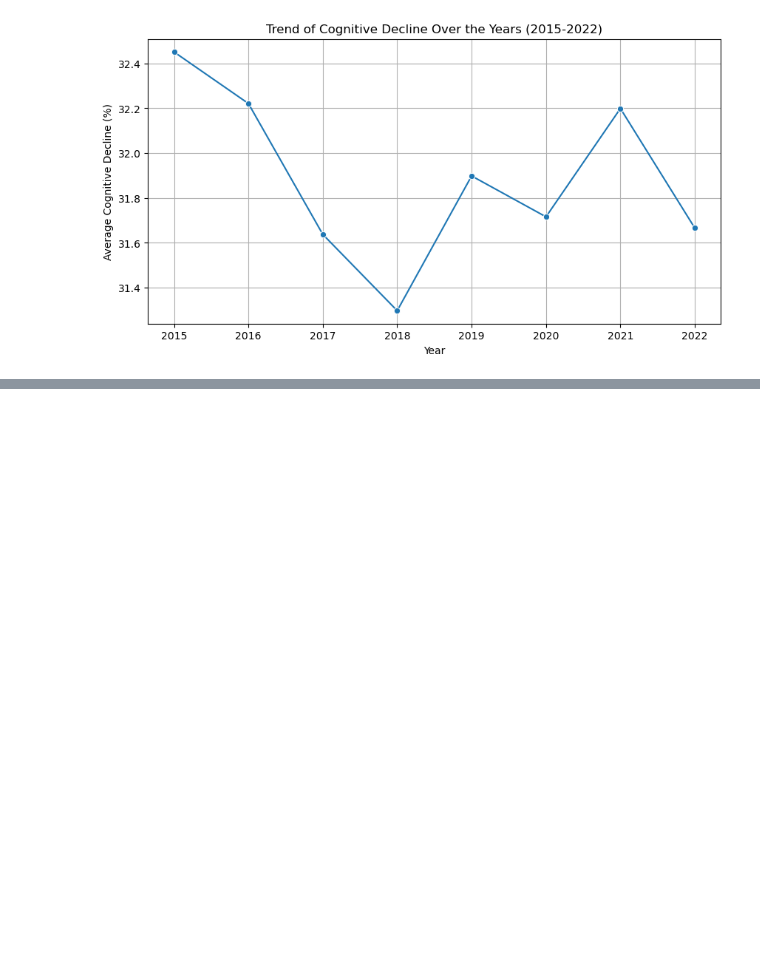
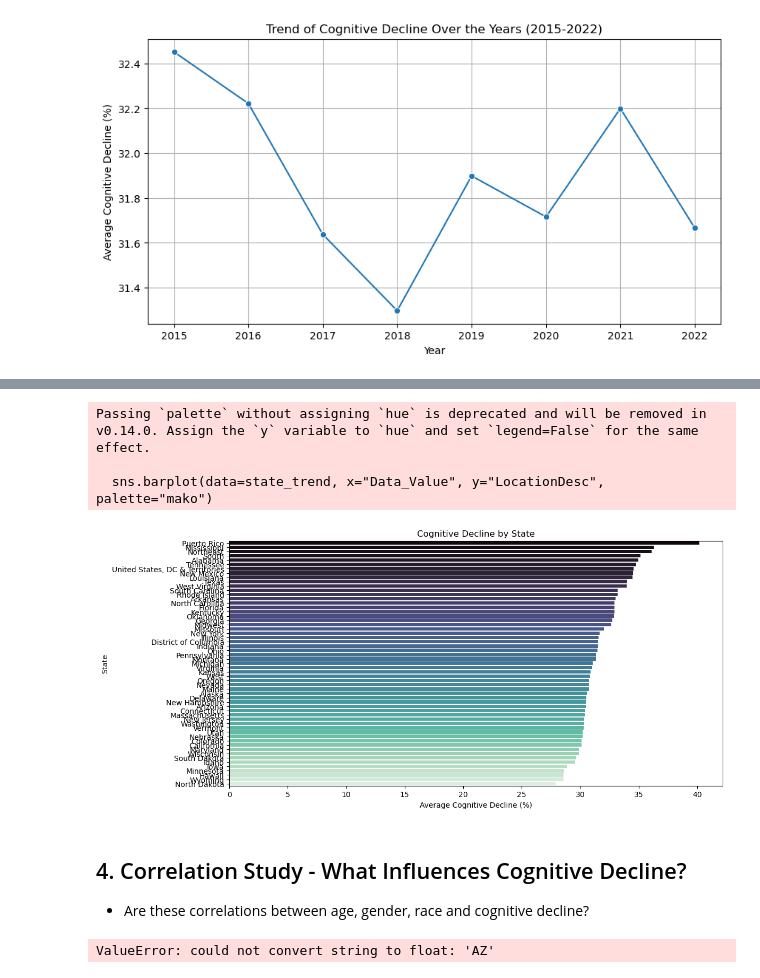
Before and after one commit to sowmyamaddali/cognitive-decline-analysis, a Jupyter notebook: notebooks/data_exploration.ipynb, the cells around one changed output, grey strips where cells are left out. Drawn from its saved outputs; the diff is of its cells as text; code cells hidden in the pictures; blank space fills up the shorter version.

```diff
--- a/notebooks/data_exploration.ipynb
+++ b/notebooks/data_exploration.ipynb
@@ -86,0 +185,38 @@ plt.show()
+# %%
+# group data by state
+state_trend = df_cleaned.groupby("LocationDesc")["Data_Value"].mean().reset_index()
+
+# Sort for visualization
+state_trend = state_trend.sort_values(by="Data_Value", ascending=False)
+# %%
+# Plot
+plt.figure(figsize=(12,6))
+sns.barplot(data=state_trend, x="Data_Value", y="LocationDesc", palette="mako")
+
+# Labels
+plt.xlabel("Average Cognitive Decline (%)")
+plt.ylabel("State")
+plt.title("Cognitive Decline by State")
+plt.show()
+# %% [output]
+Passing `palette` without assigning `hue` is deprecated and will be removed in v0.14.0. Assign the `y` variable to `hue` and set `legend=False` for the same effect.
+
+  sns.barplot(data=state_trend, x="Data_Value", y="LocationDesc", palette="mako")
+[figure, added]
+# %% [markdown]
+## 4. Correlation Study - What Influences Cognitive Decline?
+
+- Are these correlations between age, gender, race and cognitive decline?
+# %%
+# Compute correlations
+corr_matrix = df_cleaned.corr()
+
+# Plot correlation heatmap
+plt.figure(figsize=(8,6))
+sns.heatmap(corr_matrix, annot=True, cmap="coolwarm", fmt=".2f", linewidths=0.5)
+
+# Title
+plt.title("Correlation Matrix of Cognitive Decline Factors")
+plt.show()
+# %% [output]
+ValueError: could not convert string to float: 'AZ'
```
Also changed, not shown: parts of 12 cells of this notebook, 2 other files.
